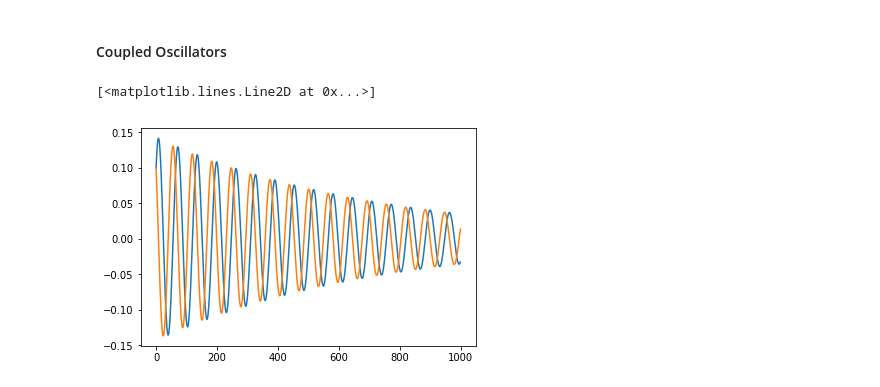
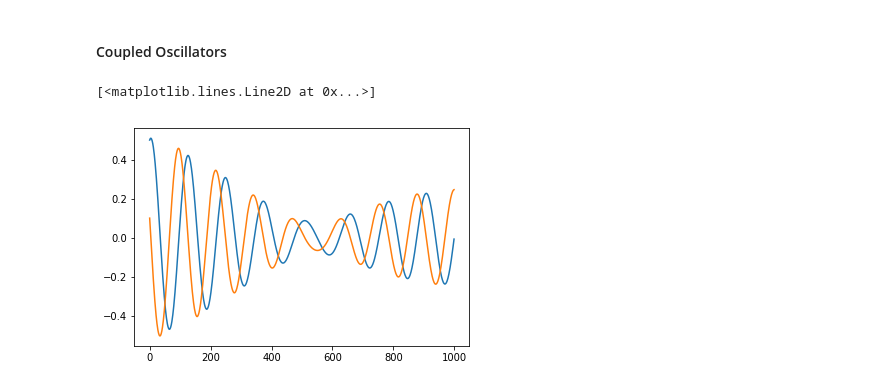
Before and after one commit to zthurman/fizzpy, a Jupyter notebook: Notebooks/Fractal Dynamics.ipynb, the cells around one changed output. Saved outputs shown, nothing was run; the diff lists cells and outputs as text; code cells hidden in the pictures.

```diff
--- a/Notebooks/Fractal Dynamics.ipynb
+++ b/Notebooks/Fractal Dynamics.ipynb
@@ -84,6 +89,7 @@ a = 0.75
 b = 0.8
 c = 3
 i = -0.4
+inits = [0.1, 0.1]
 
 def fitzhughnagumo_equation(state, t):
     v, w = tf.unstack(state)
@@ -91,13 +97,8 @@ def fitzhughnagumo_equation(state, t):
     dw = -1/c * (v - a + b*w)
     return tf.stack([dv, dw])
 
-init_state = tf.constant([0.1, 0.1], dtype=tf.float64)
-t = np.linspace(0, 100, num=1000)
-tensor_state, tensor_info = tf.contrib.integrate.odeint(
-    fitzhughnagumo_equation, init_state, t, full_output=True)
-
 sess = tf.Session()
-state, info = sess.run([tensor_state, tensor_info])
+state, info = sess.run(generate_odesolution(fitzhughnagumo_equation, inits, tfinal=100))
 v, w = state.T
 plt.plot(v)
 # %% [output]
@@ -118,6 +119,7 @@ v2 = 18
 v3 = 2
 v4 = 30
 iapp = 80
+inits = [0.1, 0.1]
 
 def morrislecar_equation(state, t):
     v, n = tf.unstack(state)
@@ -125,16 +127,8 @@ def morrislecar_equation(state, t):
     dn = (phi*((0.5*(1 + tf.tanh((v - v3)/v4))) - n))/(1/tf.cosh((v - v3)/(2*v4)))
     return tf.stack([dv, dn])
 
-init_state = tf.constant([0.1, 0.1], dtype=tf.float64)
-t = np.linspace(0, 500, num=1000)
-tensor_state, tensor_info = tf.contrib.integrate.odeint(
-    morrislecar_equation, init_state, t, full_output=True)
-
-# How to pass in options dict arguments for the sake of memory to override the max_num_steps from the base lib
-#     ..., t, method='dopri5', options={'max_num_steps':5000}, full_output=True)
-
 sess = tf.Session()
-state, info = sess.run([tensor_state, tensor_info])
+state, info = sess.run(generate_odesolution(morrislecar_equation, inits, tfinal=500))
 v, n = state.T
 plt.plot(v)
 # %% [output]
@@ -151,6 +145,7 @@ r = 0.006
 s = 4.0
 i = 1.3
 xnot = -1.5
+inits = [0.1, 0.1, 0.1]
 
 def hindmarshrose_equation(state, t):
     x, y, z = tf.unstack(state)
@@ -159,13 +154,8 @@ def hindmarshrose_equation(state, t):
     dz = r*(s*(x - xnot) - z)
     return tf.stack([dx, dy, dz])
 
-init_state = tf.constant([0.1, 0.1, 0.1], dtype=tf.float64)
-t = np.linspace(0, 100, num=1000)
-tensor_state, tensor_info = tf.contrib.integrate.odeint(
-    hindmarshrose_equation, init_state, t, full_output=True)
-
 sess = tf.Session()
-state, info = sess.run([tensor_state, tensor_info])
+state, info = sess.run(generate_odesolution(hindmarshrose_equation, inits, tfinal=100))
 x, y, z = state.T
 plt.plot(x)
 # %% [output]
@@ -182,6 +172,7 @@ E_Na = -115
 E_L = -10.613
 C_m = 1
 I = -10
+inits = [0.1, 0.1, 0.1, 0.1]
 
 def hodgkinhuxley_equation(state, t):
     i, n, m, h = tf.unstack(state)
@@ -199,13 +190,8 @@ def hodgkinhuxley_equation(state, t):
     dh = alpha_h*(1 - h) - beta_h*h
     return tf.stack([di, dn, dm, dh])
 
-init_state = tf.constant([0.1, 0.1, 0.1, 0.1], dtype=tf.float64)
-t = np.linspace(0, 100, num=1000)
-tensor_state, tensor_info = tf.contrib.integrate.odeint(
-    hodgkinhuxley_equation, init_state, t, full_output=True)
-
 sess = tf.Session()
-state, info = sess.run([tensor_state, tensor_info])
+state, info = sess.run(generate_odesolution(hodgkinhuxley_equation, inits, tfinal=100))
 i, n, m, h = state.T
 plt.plot(-i)
 # %% [output]
@@ -216,27 +202,23 @@ plt.plot(-i)
 # %%
 b = 0.007
 k1 = 0.27
 k2 = 0.027
 m = 0.25
+inits = [0.5, 0.1, 0.1, 0.1]
 
 def coupledoscillators_equation(state, t):
     x, y, x1, y1 = tf.unstack(state)
     dx = y
     dy = -(k1/m)*x + (k2/m)*x1 - (b/m)*y
     dx1 = y1
     dy1 = (k2/m)*x - (k1/m)*x1 - (b/m)*y1
     return tf.stack([dx, dy, dx1, dy1])
 
-init_state = tf.constant([0.1, 0.1, 0.1, 0.1], dtype=tf.float64)
-t = np.linspace(0, 100, num=1000)
-tensor_state, tensor_info = tf.contrib.integrate.odeint(
-    coupledoscillators_equation, init_state, t, full_output=True)
-
 sess = tf.Session()
-state, info = sess.run([tensor_state, tensor_info])
+state, info = sess.run(generate_odesolution(coupledoscillators_equation, inits))
 x, y, x1, y1 = state.T
 plt.plot(x)
 plt.plot(y)
 # %% [output]
 [<matplotlib.lines.Line2D at 0x...>]
-[figure, old version]
+[figure, new version]
```
Also changed, not shown: parts of 6 cells of this notebook.
